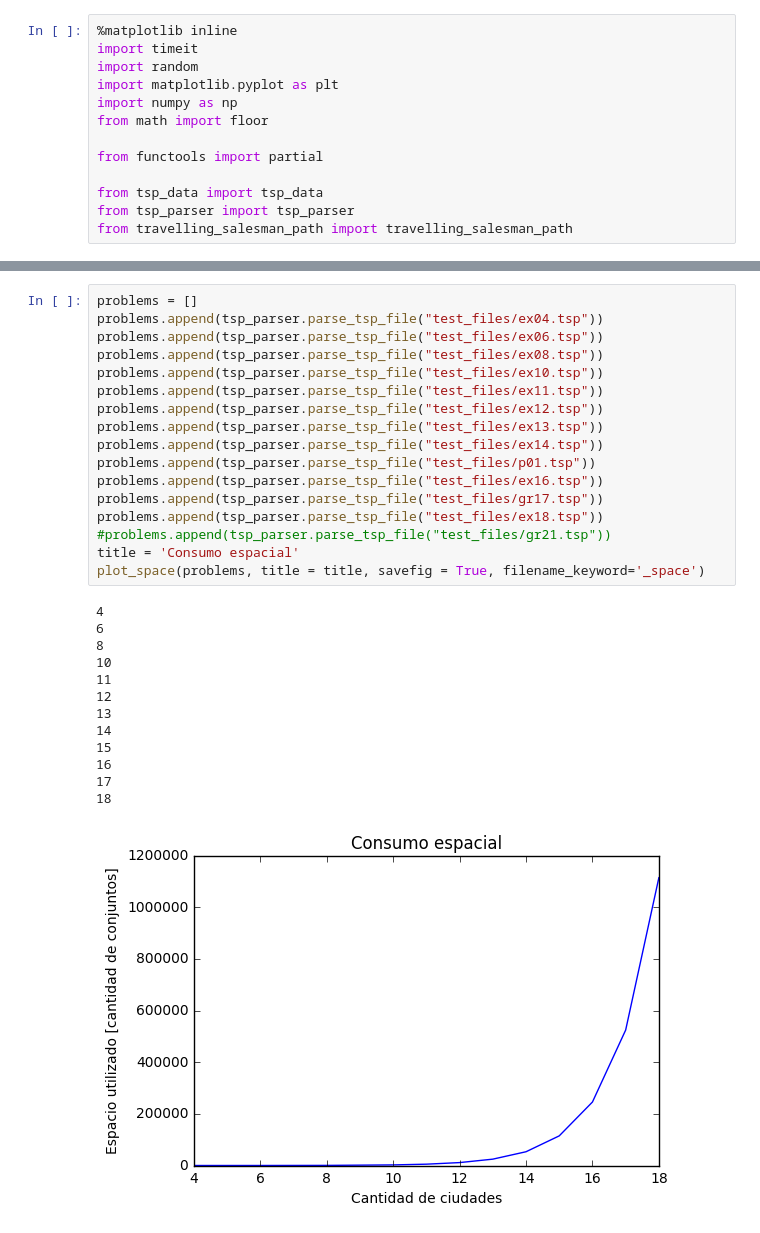
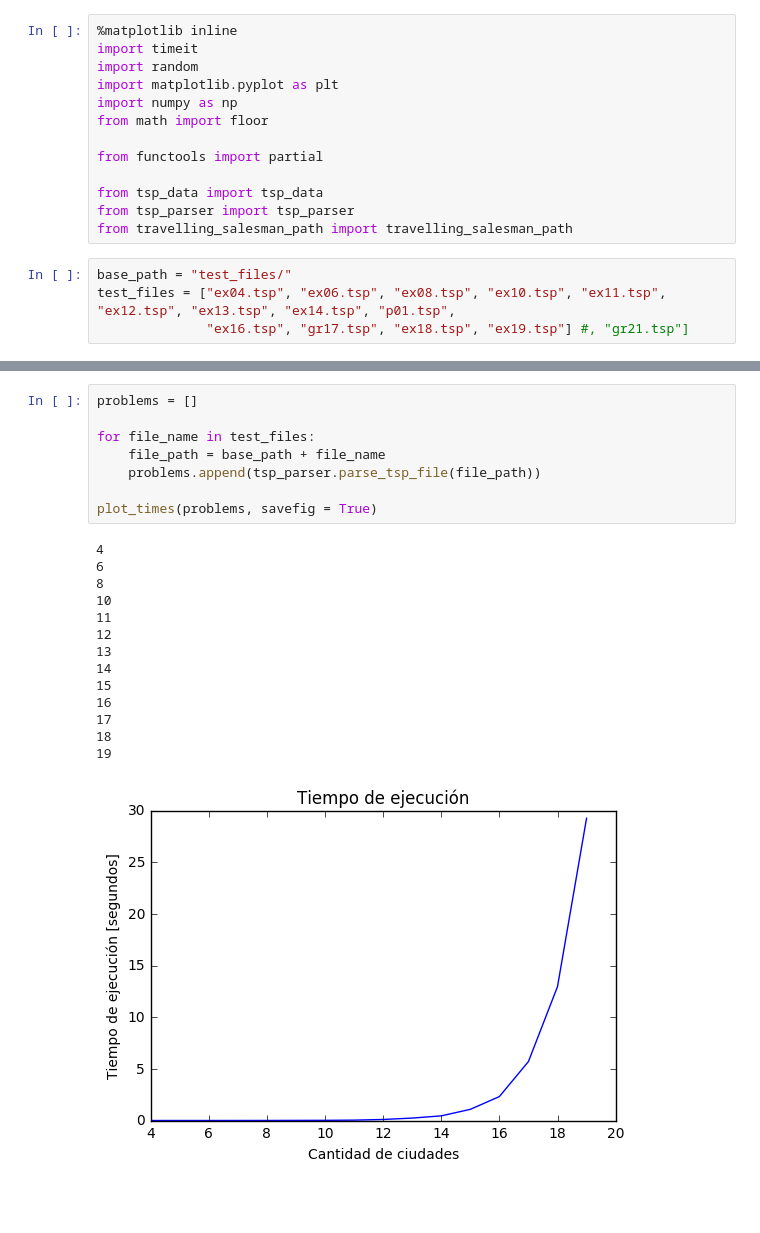
Before and after one commit to edittler/tda-fiuba, a Jupyter notebook: tp2/programacion-dinamica/travelling-salesman/travelling_salesman_problem.ipynb, the cells around one changed output, grey strips where cells are left out. Saved outputs shown, nothing was run; the diff lists cells and outputs as text; blank space fills up the shorter version.

```diff
--- a/tp2/programacion-dinamica/travelling-salesman/travelling_salesman_problem.ipynb
+++ b/tp2/programacion-dinamica/travelling-salesman/travelling_salesman_problem.ipynb
@@ -15,4 +15,8 @@ from functools import partial
 from tsp_data import tsp_data
 from tsp_parser import tsp_parser
 from travelling_salesman_path import travelling_salesman_path
+# %%
+base_path = "test_files/"
+test_files = ["ex04.tsp", "ex06.tsp", "ex08.tsp", "ex10.tsp", "ex11.tsp", "ex12.tsp", "ex13.tsp", "ex14.tsp", "p01.tsp",
+              "ex16.tsp", "gr17.tsp", "ex18.tsp", "ex19.tsp"] #, "gr21.tsp"]
 # %%
@@ -109,31 +62,23 @@ def plot_space(problems, title='', savefig=False, filename_keyword=''):
-# %%
-problems = []
-problems.append(tsp_parser.parse_tsp_file("test_files/ex04.tsp"))
-problems.append(tsp_parser.parse_tsp_file("test_files/ex06.tsp"))
-problems.append(tsp_parser.parse_tsp_file("test_files/ex08.tsp"))
-problems.append(tsp_parser.parse_tsp_file("test_files/ex10.tsp"))
-problems.append(tsp_parser.parse_tsp_file("test_files/ex11.tsp"))
-problems.append(tsp_parser.parse_tsp_file("test_files/ex12.tsp"))
-problems.append(tsp_parser.parse_tsp_file("test_files/ex13.tsp"))
-problems.append(tsp_parser.parse_tsp_file("test_files/ex14.tsp"))
-problems.append(tsp_parser.parse_tsp_file("test_files/p01.tsp"))
-problems.append(tsp_parser.parse_tsp_file("test_files/ex16.tsp"))
-problems.append(tsp_parser.parse_tsp_file("test_files/gr17.tsp"))
-problems.append(tsp_parser.parse_tsp_file("test_files/ex18.tsp"))
-#problems.append(tsp_parser.parse_tsp_file("test_files/gr21.tsp"))
-title = 'Consumo espacial'
-plot_space(problems, title = title, savefig = True, filename_keyword='_space')
-# %% [output]
-4
-6
-8
-10
-11
-12
-13
-14
-15
-16
-17
-18
-[figure, removed]
+# %%
+problems = []
+
+for file_name in test_files:
+    file_path = base_path + file_name
+    problems.append(tsp_parser.parse_tsp_file(file_path))
+
+plot_times(problems, savefig = True)
+# %% [output]
+4
+6
+8
+10
+11
+12
+13
+14
+15
+16
+17
+18
+19
+[figure, added]
```
Also changed, not shown: parts of 4 cells of this notebook, 5 other files.
